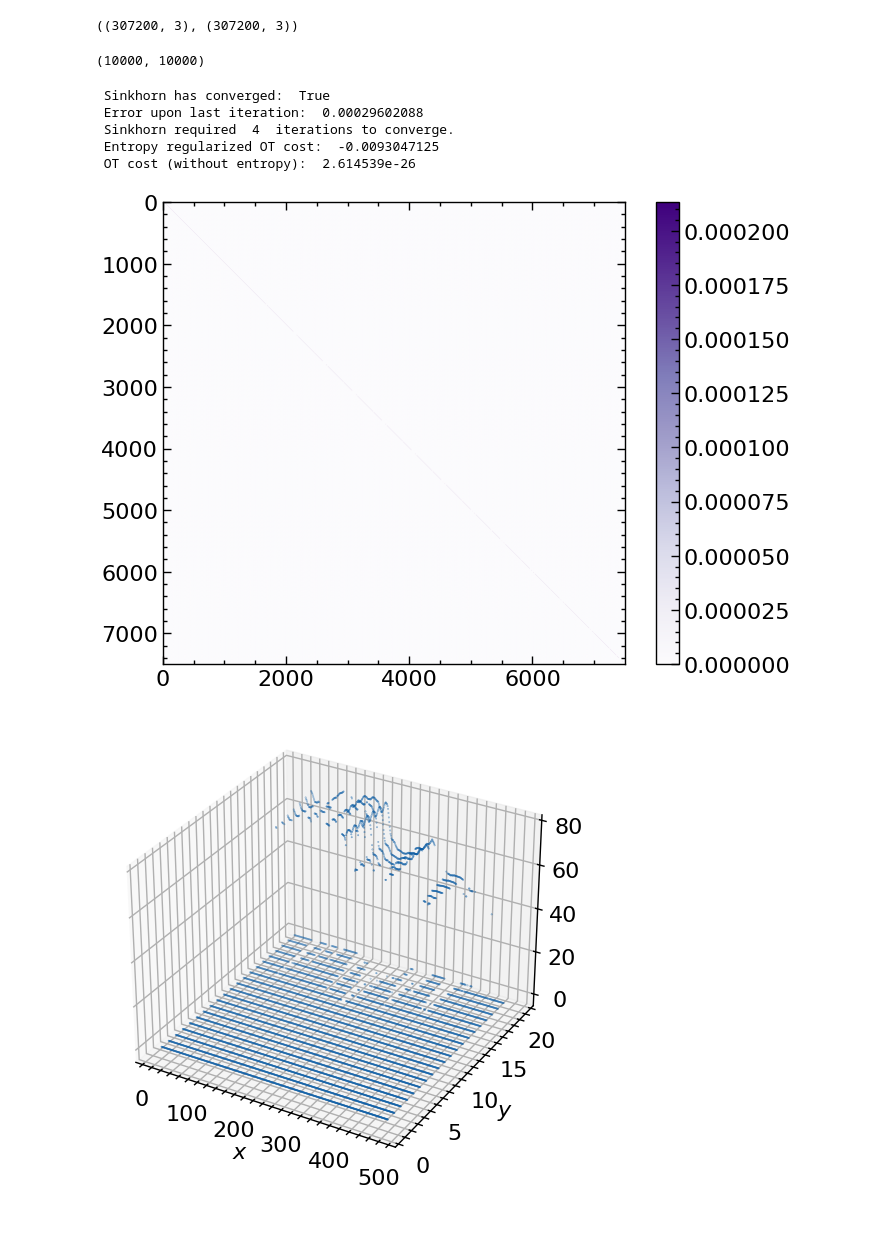
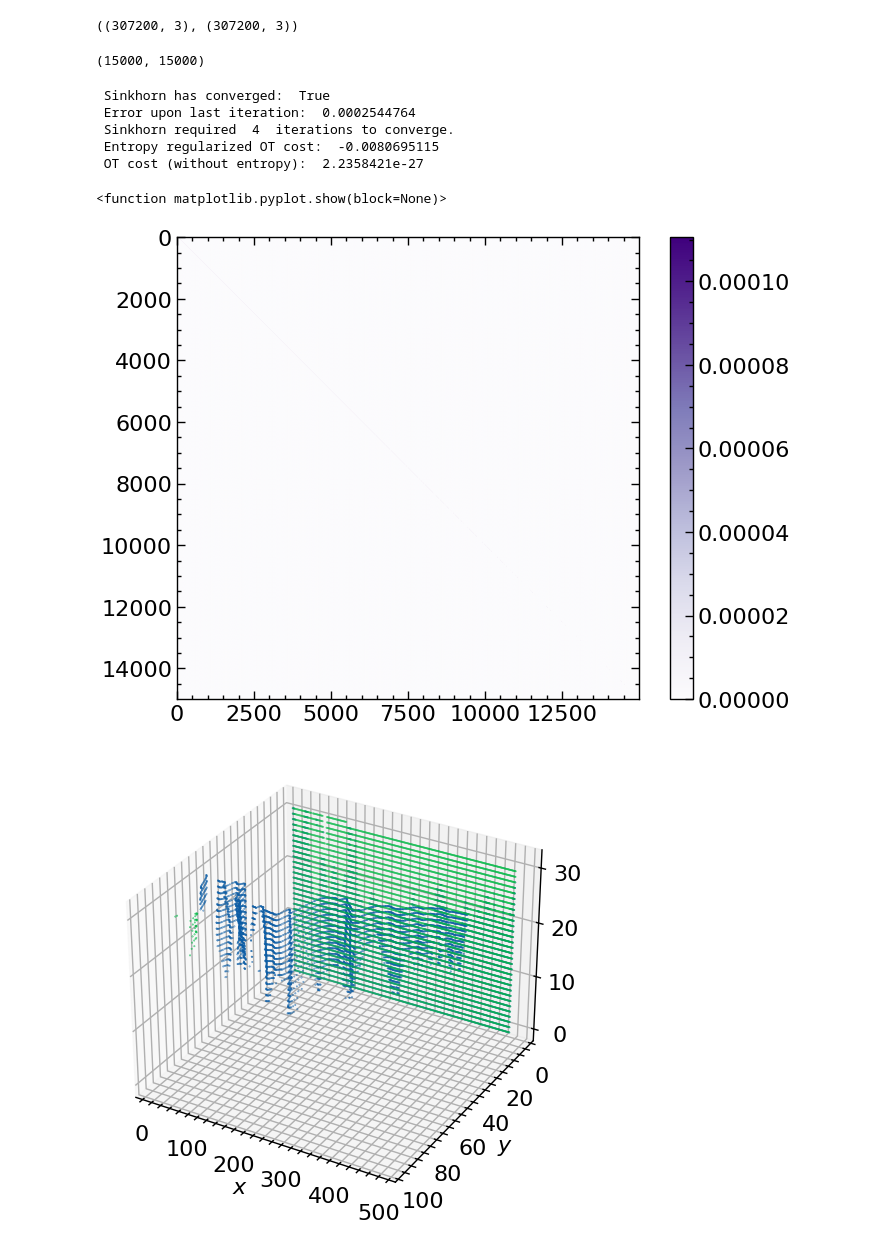
Before and after one commit to ManufacturingInformatics/geo-visual-servo, a Jupyter notebook: notebooks/pc_transport_map.ipynb, the cells around one changed output. Drawn from its saved outputs; the diff is of its cells as text; code cells hidden in the pictures.

```diff
--- a/notebooks/pc_transport_map.ipynb
+++ b/notebooks/pc_transport_map.ipynb
@@ -52,6 +50,7 @@ X.shape, Y.shape
 # %%
 # Target pose
 target_cloud = 0.01*target_pose['depth_image']
+target_cloud[target_cloud>100] = 0.0
 target_pose_se3 = target_pose['pose']
 
 # Initial pose
@@ -93,12 +92,12 @@ g_0.shape, g_1.shape
 # %% [output]
 ((307200, 3), (307200, 3))
 # %%
-geom = pointcloud.PointCloud(g_0[0:10000,:], g_1[0:10000,:], epsilon=1e-3)
+geom = pointcloud.PointCloud(g_0[0:15000,:], g_1[0:15000,:], epsilon=1e-3)
 geom.cost_matrix.shape
 # %% [output]
-(10000, 10000)
+(15000, 15000)
 # %%
-tau = 0.9
+tau = 0.999
 ot_prob = linear_problem.LinearProblem(geom, tau_a=tau, tau_b=tau)
 with tqdm(ncols='500px') as pbar:
     progress_fn = utils.tqdm_progress_fn(pbar)
@@ -123,22 +122,27 @@ print(
 )
 # %% [output]
  Sinkhorn has converged:  True
- Error upon last iteration:  0.00029602088
+ Error upon last iteration:  0.0002544764
  Sinkhorn required  4  iterations to converge.
- Entropy regularized OT cost:  -0.0093047125
- OT cost (without entropy):  2.614539e-26
+ Entropy regularized OT cost:  -0.0080695115
+ OT cost (without entropy):  2.2358421e-27
 # %%
 P = ot.matrix
+plt.figure()
 plt.imshow(P, cmap="Purples")
 plt.colorbar();
+plt.show
 # %% [output]
+<function matplotlib.pyplot.show(block=None)>
-[figure, old version]
+[figure, new version]
 # %%
 fig, ax = plt.subplots(subplot_kw={"projection": "3d"})
-ax.scatter(g_0[0:10000,0], g_0[0:10000,1], g_0[0:10000,2], s=0.1)
+ax.scatter(g_0[0:15000,0], g_0[0:15000,2], g_0[0:15000,1], s=0.1)
+ax.scatter(g_1[0:15000,0], g_1[0:15000,2], g_1[0:15000,1], s=0.1)
+ax.yaxis.set_inverted(True)
 ax.set_xlabel('$x$')
 ax.set_ylabel('$y$')
 ax.set_zlabel('$z$')
 plt.show()
 # %% [output]
-[figure, old version]
+[figure, new version]
```
Also changed, not shown: parts of 2 cells of this notebook.
